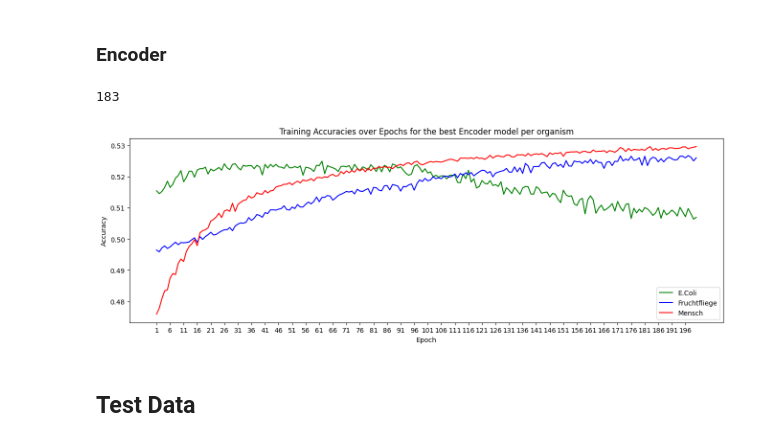
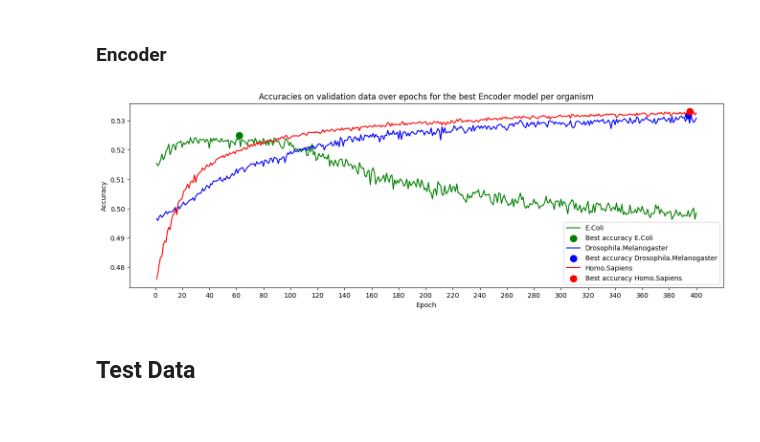
Before and after one commit to maxikuehn/PMDS_Codons, a Jupyter notebook: notebooks/Results_Overview.ipynb, the cells around one changed output. Cells and saved outputs as stored; diff of their text form; code cells hidden in the pictures.

Commit message:
trained all encoder models 400 epochs and updated overview to highlight best accuracy in diagram

```diff
--- a/notebooks/Results_Overview.ipynb
+++ b/notebooks/Results_Overview.ipynb
@@ -12,10 +15,6 @@ import ml_helper as mlh
 ## Training Accuracies
 # %% [markdown]
 ### Encoder
-# %%
-mlh.from_pickle('../data/Homo.Sapiens/training_results_encoder.pkl')["best_model_state"]["epoch"]
-# %% [output]
-183
 # %%
 training_accuracies_ecoli = mlh.from_pickle('../data/E.Coli/training_results_encoder.pkl')["all_accuracies"]
 training_accuracies_fruchtfliege = mlh.from_pickle('../data/Drosophila.Melanogaster/training_results_encoder.pkl')["all_accuracies"]
@@ -23,12 +22,12 @@ training_accuracies_mensch = mlh.from_pickle('../data/Homo.Sapiens/training_resu
 # %%
 training_accuracies = {
     "E.Coli": training_accuracies_ecoli,
-    "Fruchtfliege": training_accuracies_fruchtfliege,
-    "Mensch": training_accuracies_mensch
+    "Drosophila.Melanogaster": training_accuracies_fruchtfliege,
+    "Homo.Sapiens": training_accuracies_mensch
 }
-ml_evaluation.plot_training_accuracies(training_accuracies, 'Encoder', 5)
+ml_evaluation.plot_training_accuracies(training_accuracies, 'Encoder', 20)
 # %% [output]
-[figure, old version]
+[figure, new version]
 # %% [markdown]
 ## Test Data
 # %% [markdown]
```
Also changed, not shown: parts of 1 cell of this notebook, 12 other files.
